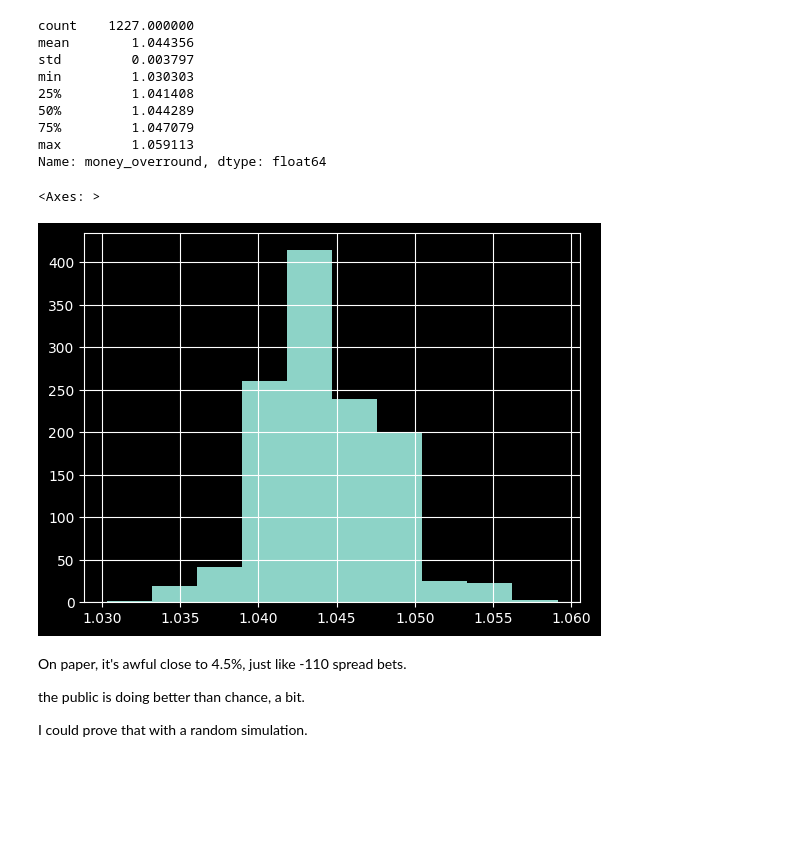
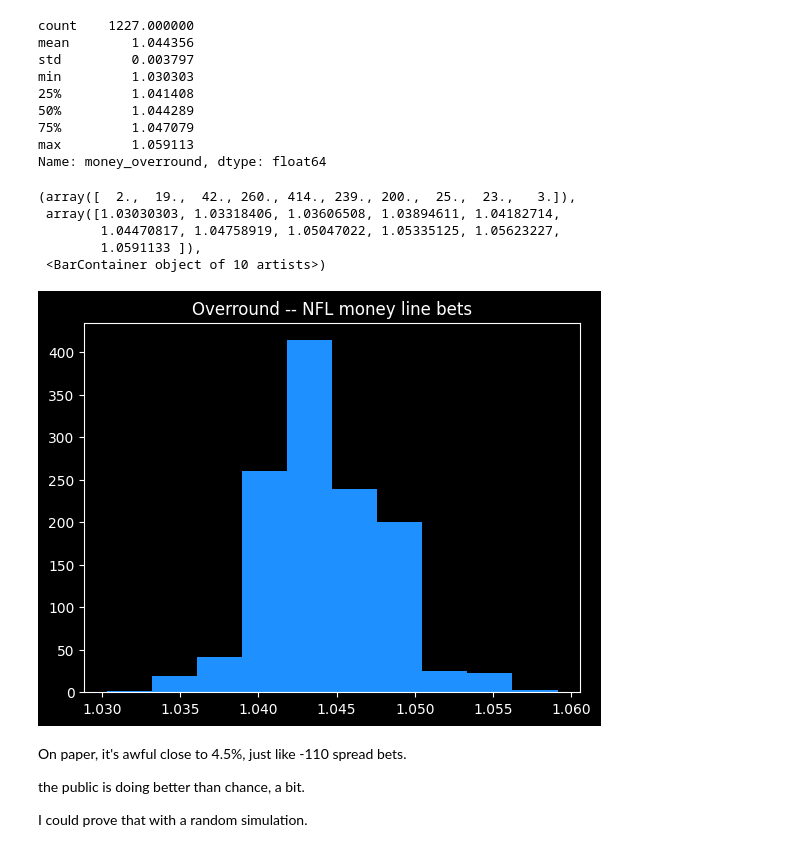
Before and after one commit to csdurfee/scrape_yahoo_odds, a Jupyter notebook: explore_football.ipynb, the cells around one changed output. Drawn from its saved outputs; the diff is of its cells as text; code cells hidden in the pictures; blank space fills up the shorter version.

```diff
--- a/explore_football.ipynb
+++ b/explore_football.ipynb
@@ -121,5 +71,8 @@ fetch_yahoo_data occasionally hits errors. there are a few games missing
 I manually ran this for all 5 seasons.
 
 had to re-run it to pick up some missing games.
+# %%
+from scrape_yahoo_nfl import *
+scraper = ScrapeYahooNFL()
 # %%
 FETCH = False # stop trying to make fetch happen
@@ -195,15 +100,7 @@ len(all_filenames)
 # %% [markdown]
 get all of them in one big df.. this takes 10ish seconds
 # %%
-dataframes = []
-
-for year in range(2021,2026):
-    filenames = get_cached_filenames(f"nfl_scrapes/{year}")
-    df = make_dataframe(filenames)
-    df['season'] = year
-    dataframes.append(df)
-
-df_all = add_spread_columns(pd.concat(dataframes))
+df_all = scraper.get_all_data()
 # %% [output]
 file: nfl_scrapes/2022\nfl.g.20220918018.json failed on $.data.games.[0].gameLineSixPack.[?[Expression(Fields('type') = 'OVER_UNDER'), Expression(Fields('period') = 'FULL_GAME'), Expression(Fields('ev ...
 file: nfl_scrapes/2022\nfl.g.20220918018.json failed on $.data.games.[0].gameLineSixPack.[?[Expression(Fields('type') = 'OVER_UNDER'), Expression(Fields('period') = 'FULL_GAME'), Expression(Fields('ev ...
@@ -264,5 +171,7 @@ df_all.groupby('season').count()
 # %%
-df_all = add_spread_columns(df_all)
+import spread_data
+
+df_all = spread_data.add_spread_columns(df_all)
 # %%
 df_all.spread_popular_won.isna().any()
 # %% [output]
@@ -1817,5 +1820,7 @@ add_money_columns will drop the games without the `money_home_won` field
 # %%
-df_money = add_money_columns(df_all.copy())
+import money_data
+
+df_money = money_data.add_money_columns(df_all.copy())
 # %% [markdown]
 
 the public greatly prefers the favorite on the money line.
@@ -1955,10 +1956,17 @@ min         1.030303
 max         1.059113
 Name: money_overround, dtype: float64
 # %%
-df_money.money_overround.hist()
+#df_money.money_overround.hist()
+
+plt.title("Overround -- NFL money line bets")
+plt.hist(df_money.money_overround, color='dodgerblue')
 # %% [output]
-<Axes: >
+(array([  2.,  19.,  42., 260., 414., 239., 200.,  25.,  23.,   3.]),
+ array([1.03030303, 1.03318406, 1.03606508, 1.03894611, 1.04182714,
+        1.04470817, 1.04758919, 1.05047022, 1.05335125, 1.05623227,
+        1.0591133 ]),
+ <BarContainer object of 10 artists>)
-[figure, old version]
+[figure, new version]
 # %% [markdown]
 On paper, it's awful close to 4.5%, just like -110 spread bets.
 
```
Also changed, not shown: parts of 53 cells of this notebook, 3 other files.
